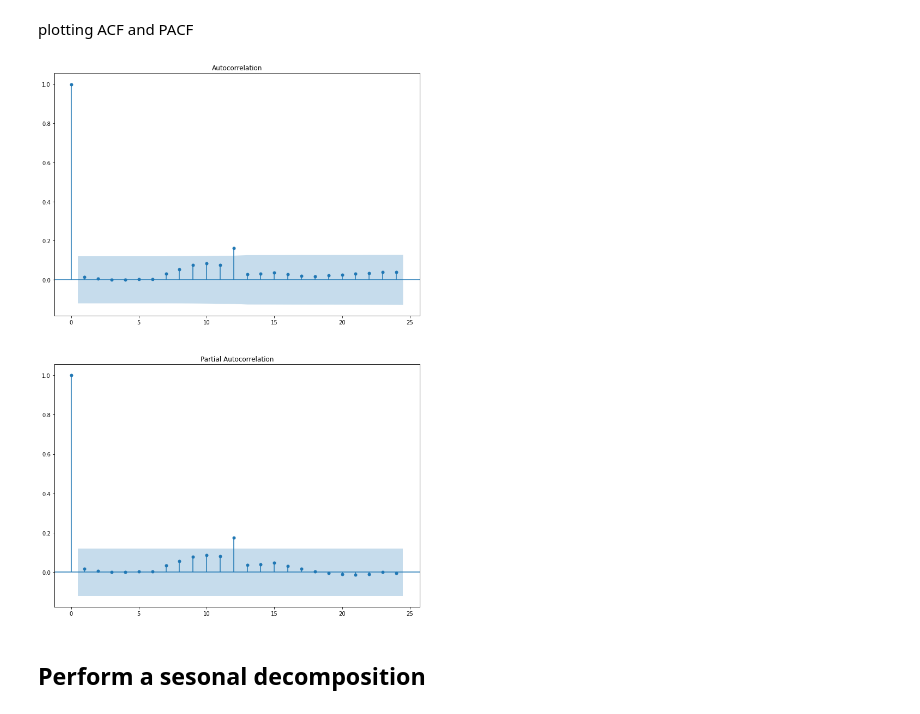
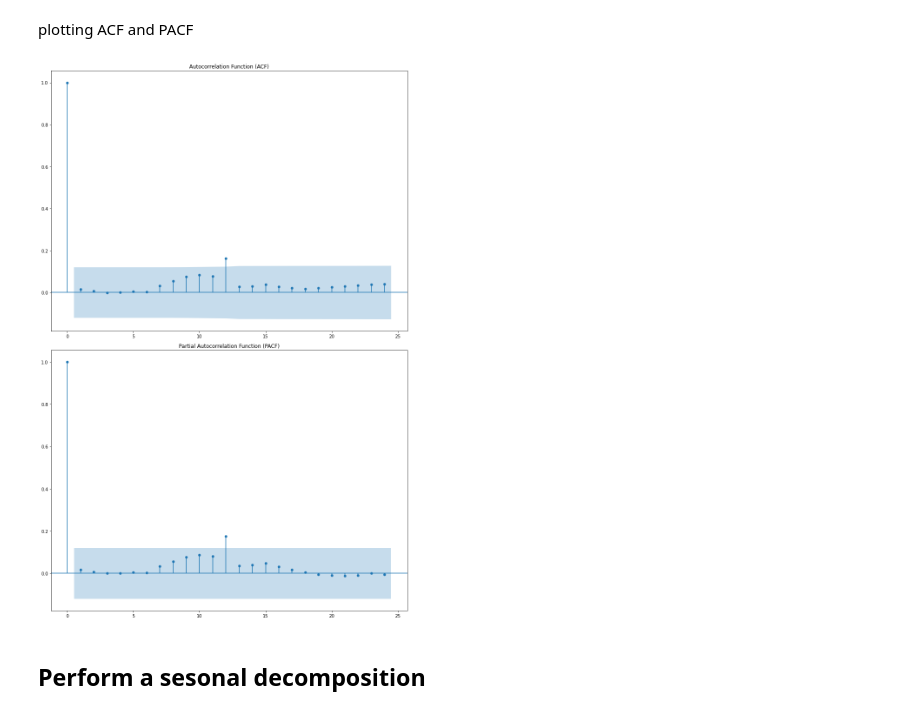
Before and after one commit to Sandrakiptumm/phase-4-group-3-project, a Jupyter notebook: index.ipynb, the cells around one changed output. Cells and saved outputs as stored; diff of their text form; code cells hidden in the pictures.

Commit message:
modelling

```diff
--- a/index.ipynb
+++ b/index.ipynb
@@ -699,0 +689,7 @@ modelling_data.head()
+# %%
+nyc_log_diff = pd.DataFrame(nyc_log_diff)
+# Reset index to bring 'time' back as a column
+nyc_log_diff.reset_index(inplace=True)
+# Set time column as the index
+nyc_log_diff.set_index('time', inplace=True)
+nyc_log_diff.head()
@@ -706,12 +730,22 @@ lag_pacf = pd.DataFrame(pacf(modelling_data, nlags = 24))
 # %%
-fig = plt.figure(figsize=(12,18))
+# Set up the figure and axes
+fig = plt.figure(figsize=(12, 18))
+
+# Plot ACF
 ax1 = fig.add_subplot(211)
-fig = sm.graphics.tsa.plot_acf(modelling_data.dropna(), lags=24, ax=ax1)
+sm.graphics.tsa.plot_acf(nyc_log_diff['value'].dropna(), lags=24, ax=ax1)
+ax1.set_title('Autocorrelation Function (ACF)')
 
+# Plot PACF
 ax2 = fig.add_subplot(212)
-fig = sm.graphics.tsa.plot_pacf(modelling_data.dropna(), lags=24, ax=ax2)
+sm.graphics.tsa.plot_pacf(nyc_log_diff['value'].dropna(), lags=24, ax=ax2)
+ax2.set_title('Partial Autocorrelation Function (PACF)')
+
+# Show the plot
+plt.tight_layout()
+plt.show()
 # %% [output]
-[figure, old version]
+[figure, new version]
 # %% [markdown]
 ## Perform a sesonal decomposition
 # %% [markdown]
```
Also changed, not shown: parts of 23 cells of this notebook.
